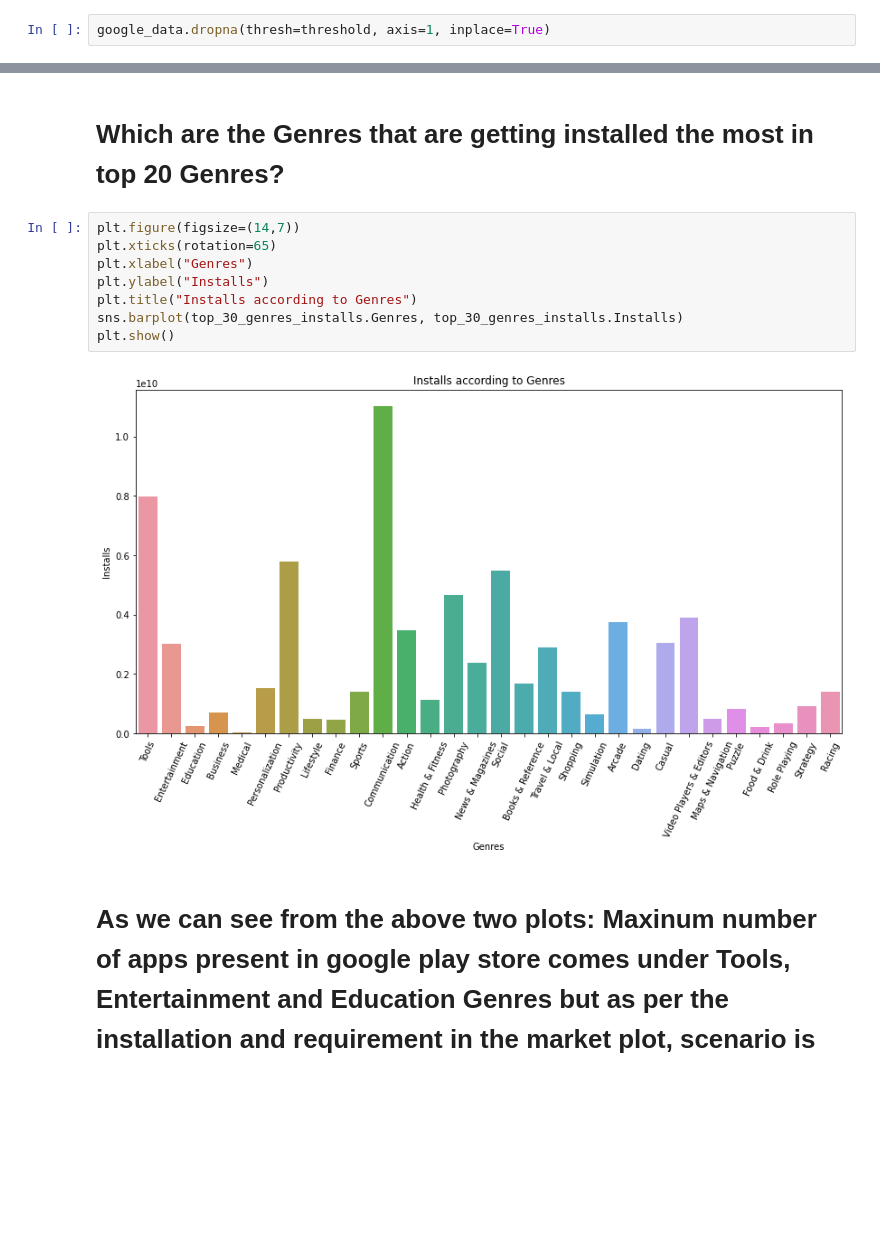
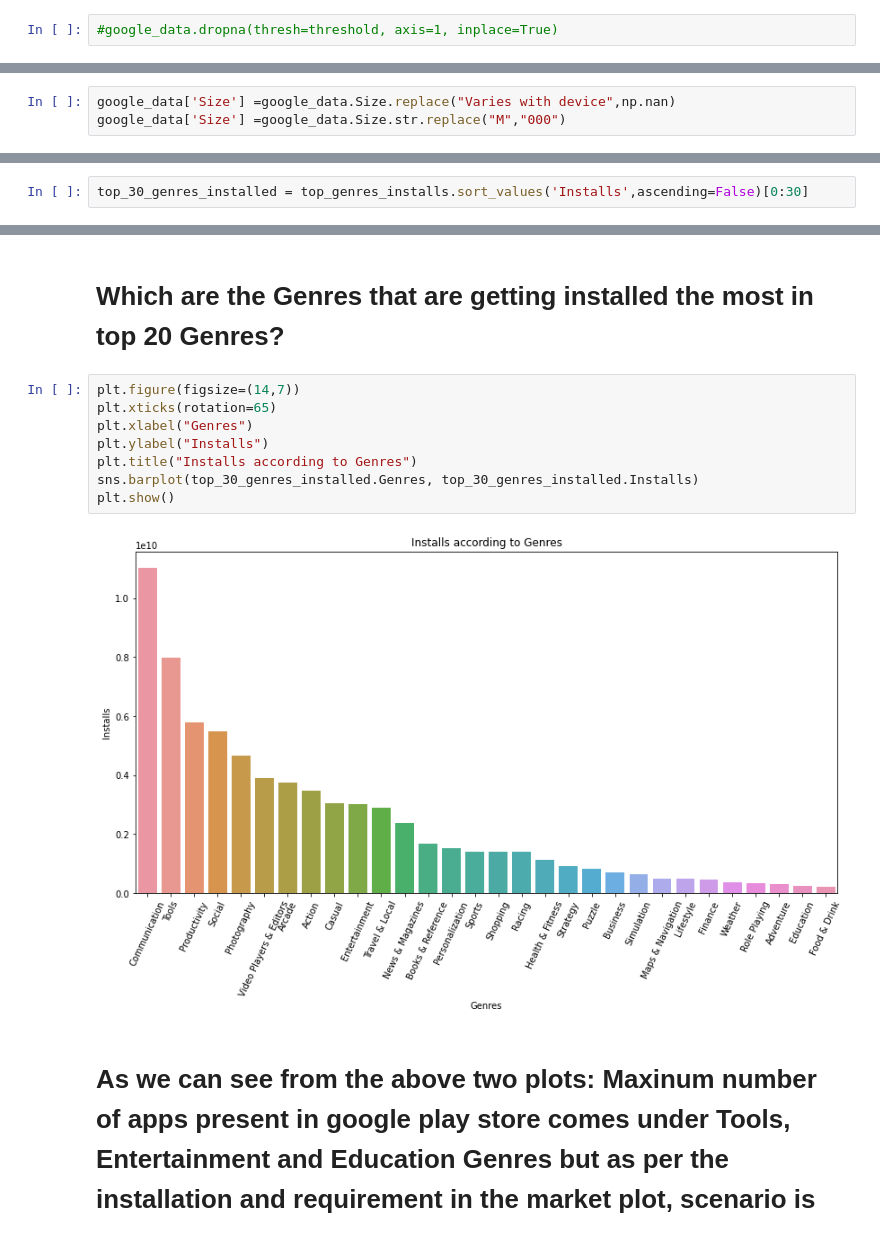
Before and after one commit to Akramkhan01/Capstone-Project-Play-Store-App-Review-Analysis, a Jupyter notebook: EDA_Play_Store_App_Review_Analysis_Capstone_Project.ipynb, the cells around one changed output, grey strips where cells are left out. Cells and saved outputs as stored; diff of their text form; blank space fills up the shorter version.

```diff
--- a/EDA_Play_Store_App_Review_Analysis_Capstone_Project.ipynb
+++ b/EDA_Play_Store_App_Review_Analysis_Capstone_Project.ipynb
@@ -164,3 +141,3 @@ threshold
 # %%
-google_data.dropna(thresh=threshold, axis=1, inplace=True)
+#google_data.dropna(thresh=threshold, axis=1, inplace=True)
 # %%
@@ -358,6 +322,9 @@ array(['19M', '14M', '8.7M', '25M', '2.8M', '5.6M', '29M', '33M', '3.1M',
        '226k', '240k', '89k', '234k', '257k', '861k', '467k', '157k',
        '44k', '676k', '67k', '552k', '885k', '1020k', '582k', '619k'],
       dtype=object)
+# %%
+google_data['Size'] =google_data.Size.replace("Varies with device",np.nan)
+google_data['Size'] =google_data.Size.str.replace("M","000")
 # %%
 google_data['Size'] =google_data.Size.replace("Varies with device",np.nan)
 google_data['Size'] =google_data.Size.str.replace("M","000") # All size values became the kilobyte type.
@@ -609,2 +577,4 @@ top_30_genres_installs = top_genres_installs.head(30)
+# %%
+top_30_genres_installed = top_genres_installs.sort_values('Installs',ascending=False)[0:30]
 # %%
 plt.figure(figsize=(14,7))
@@ -621,13 +591,13 @@ plt.show()
 # %%
 plt.figure(figsize=(14,7))
 plt.xticks(rotation=65)
 plt.xlabel("Genres")
 plt.ylabel("Installs")
 plt.title("Installs according to Genres")
-sns.barplot(top_30_genres_installs.Genres, top_30_genres_installs.Installs)
+sns.barplot(top_30_genres_installed.Genres, top_30_genres_installed.Installs)
 plt.show()
 # %% [output]
-[figure, old version]
+[figure, new version]
 # %% [markdown]
 # As we can see from the above two plots: Maxinum number of apps present in google play store comes under Tools, Entertainment and Education Genres but as per the installation and requirement in the market plot, scenario is not the same. Maximum installed apps comes under Communication, Tools and Productivity Genres.
 # %% [markdown]
```
Also changed, not shown: parts of 27 cells of this notebook.
